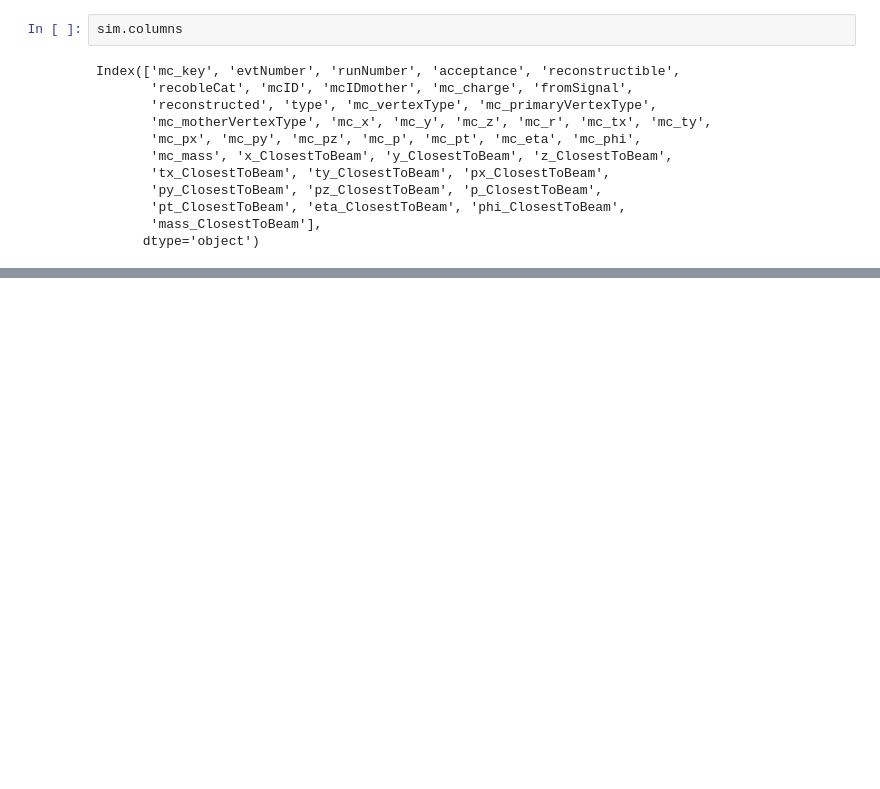
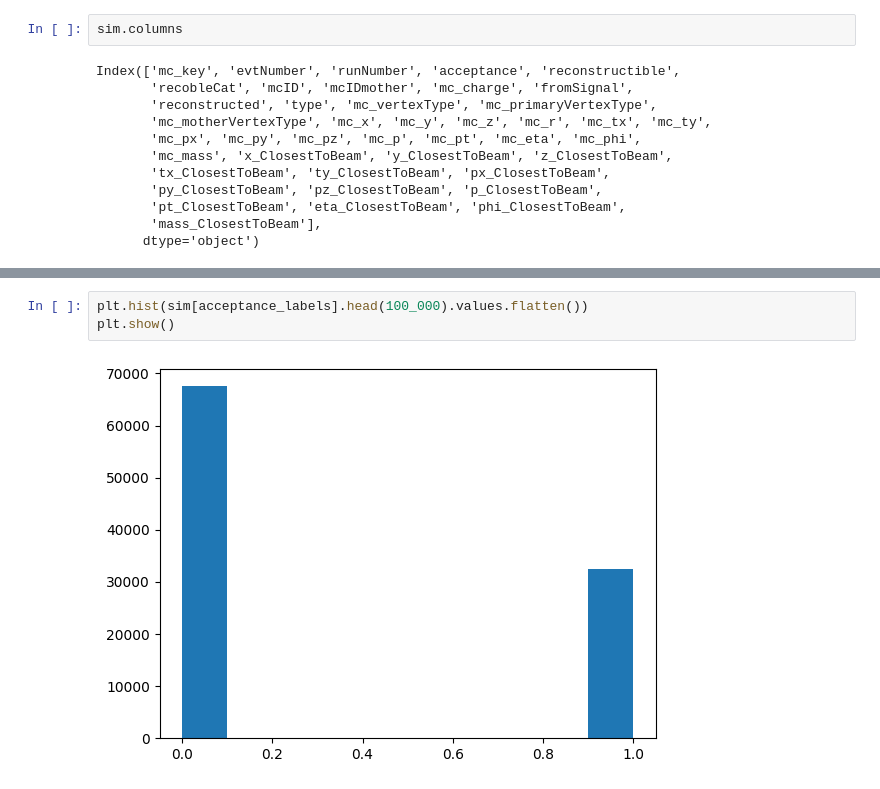
Before and after one commit to landerlini/lb-trksim-train, a Jupyter notebook: notebooks/Preprocessing.ipynb, the cells around one changed output, grey strips where cells are left out. Cells and saved outputs as stored; diff of their text form; blank space fills up the shorter version.

```diff
--- a/notebooks/Preprocessing.ipynb
+++ b/notebooks/Preprocessing.ipynb
@@ -58,0 +83,5 @@ plt.show()
+# %%
+plt.hist(sim[acceptance_labels].head(100_000).values.flatten())
+plt.show()
+# %% [output]
+[figure, added]
```
Also changed, not shown: parts of 9 cells of this notebook, 2 other files.
